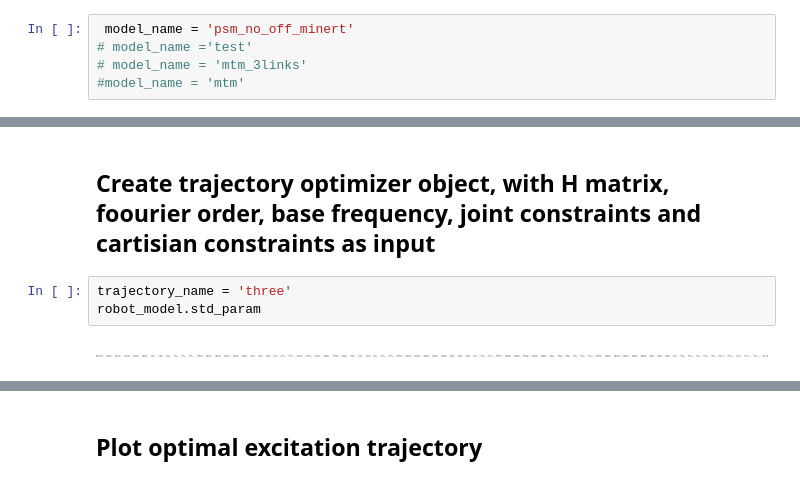
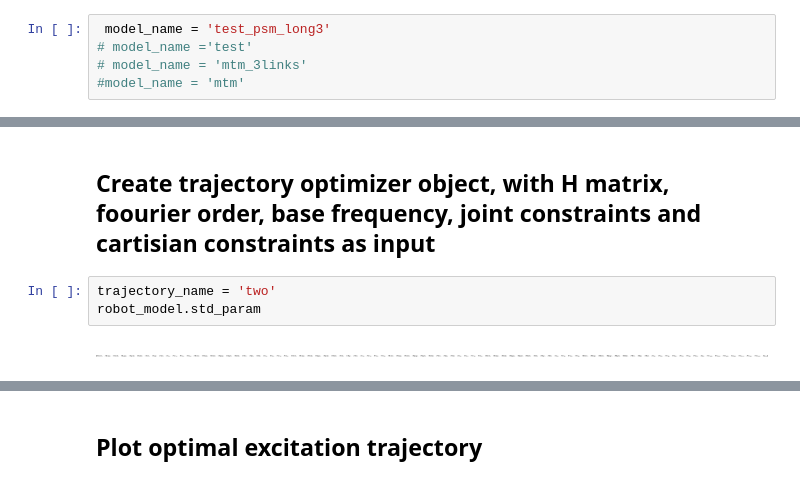
Before and after one commit to leihuagh/dyn_ident_sympy, a Jupyter notebook: main.ipynb, the cells around one changed output, grey strips where cells are left out. Drawn from its saved outputs; the diff is of its cells as text.

```diff
--- a/main.ipynb
+++ b/main.ipynb
@@ -232,7 +235,7 @@ print('Yes DONE', len(robot_model.base_param))
 ---
 # 3 - Excitation trajectory optimization
 # %%
- model_name = 'psm_no_off_minert'
+ model_name = 'test_psm_long3'
 # model_name ='test'
 # model_name = 'mtm_3links'
 #model_name = 'mtm'
@@ -244,10 +247,10 @@ robot_model = load_data(model_folder, model_name)
 # %% [markdown]
 ## Create trajectory optimizer object, with H matrix, foourier order, base frequency, joint constraints and cartisian constraints as input
 # %%
-trajectory_name = 'three'
+trajectory_name = 'two'
 robot_model.std_param
 # %% [output]
-[figure, old version]
+[figure, new version]
 # %%
 from numpy import deg2rad
 
```
Also changed, not shown: parts of 4 cells of this notebook, 6 other files.
